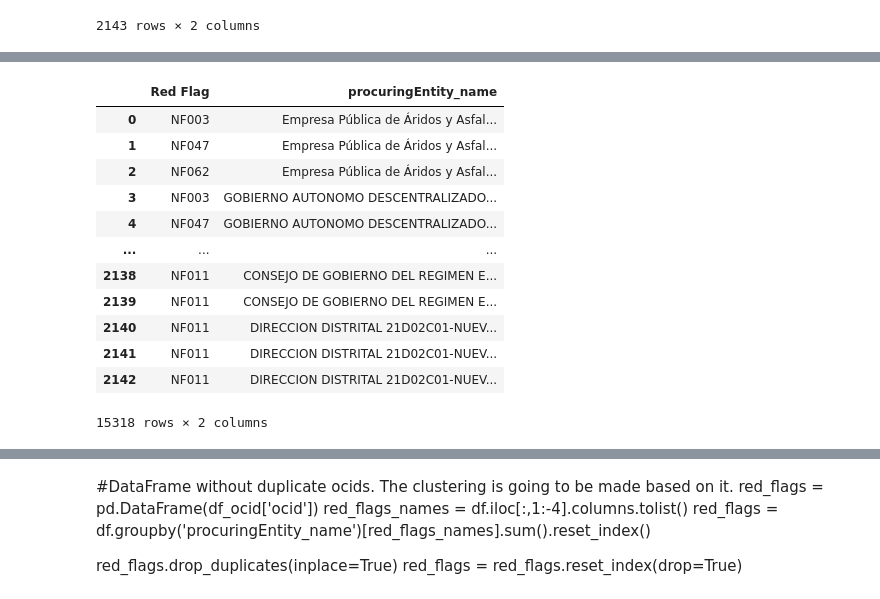
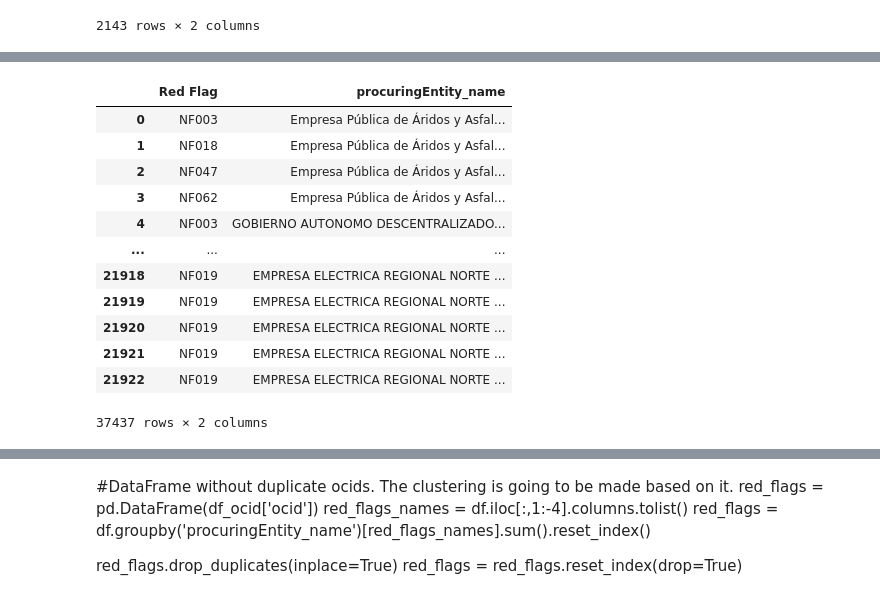
Before and after one commit to juasesan/RedFlag_analysis, a Jupyter notebook: Notebooks/3-Definicion de Red Flags.ipynb, the cells around one changed output, grey strips where cells are left out. Saved outputs shown, nothing was run; the diff lists cells and outputs as text; code cells hidden in the pictures.

Commit message:
update of the red flags and it's definitions

```diff
--- a/Notebooks/3-Definicion de Red Flags.ipynb
+++ b/Notebooks/3-Definicion de Red Flags.ipynb
@@ -348,10 +377,16 @@ def generate_df(red_flag_df, red_flag_code):
 df_ocid = pd.DataFrame()
 # %%
 df_NF003 = NF003(tender)
-df_ocid = pd.concat([df_ocid, generate_df(df_NF003['ocid'].reset_index(), 'NF003')])
+df_ocid = generate_df(df_NF003['ocid'].reset_index(), 'NF003')
 # %%
 df_NF010 = NF010(tender, montos)
 df_ocid = pd.concat([df_ocid, generate_df(df_NF010['ocid'].reset_index(), 'NF010')])
+# %%
+df_NF016 = NF016()
+df_ocid = pd.concat([df_ocid, generate_df(df_NF016['ocid'].reset_index(), 'NF016')])
+# %%
+df_NF018 = NF018()
+df_ocid = pd.concat([df_ocid, generate_df(df_NF018['ocid'].reset_index(), 'NF018')])
 # %%
 df_NF026 = NF026()[1].drop_duplicates(subset=['ocid'])
 df_ocid = pd.concat([df_ocid, generate_df(df_NF026['ocid'].reset_index(), 'NF026')])
@@ -413,3 +448,9 @@ df_NF011
 | 2141 | NF011 | DIRECCION DISTRITAL 21D02C01-NUEV... |
 | 2142 | NF011 | DIRECCION DISTRITAL 21D02C01-NUEV... |
 2143 rows × 2 columns
+# %%
+df_NF019 = NF019()
+df_NF019['Red Flag'] = 'NF019'
+df_NF019.drop(columns=['procuringEntity_id'], inplace=True)
+df_NF019 = df_NF019.iloc[:,::-1]
+df_NF019
@@ -417,22 +472,22 @@ df_NF011
 df_ocid = df_ocid.merge(tender[['ocid', 'procuringEntity_name']], on='ocid')
 df_ocid.drop(columns=['ocid'], inplace=True)
 # %%
-df_ocid = pd.concat([df_ocid, df_NF011])
+df_ocid = pd.concat([df_ocid, df_NF011,df_NF019])
 df_ocid
 # %% [output]
 |  | Red Flag | procuringEntity_name |
 | 0 | NF003 | Empresa Pública de Áridos y Asfal... |
-| 1 | NF047 | Empresa Pública de Áridos y Asfal... |
-| 2 | NF062 | Empresa Pública de Áridos y Asfal... |
-| 3 | NF003 | GOBIERNO AUTONOMO DESCENTRALIZADO... |
-| 4 | NF047 | GOBIERNO AUTONOMO DESCENTRALIZADO... |
+| 1 | NF018 | Empresa Pública de Áridos y Asfal... |
+| 2 | NF047 | Empresa Pública de Áridos y Asfal... |
+| 3 | NF062 | Empresa Pública de Áridos y Asfal... |
+| 4 | NF003 | GOBIERNO AUTONOMO DESCENTRALIZADO... |
 | ... | ... | ... |
-| 2138 | NF011 | CONSEJO DE GOBIERNO DEL REGIMEN E... |
-| 2139 | NF011 | CONSEJO DE GOBIERNO DEL REGIMEN E... |
-| 2140 | NF011 | DIRECCION DISTRITAL 21D02C01-NUEV... |
-| 2141 | NF011 | DIRECCION DISTRITAL 21D02C01-NUEV... |
-| 2142 | NF011 | DIRECCION DISTRITAL 21D02C01-NUEV... |
+| 21918 | NF019 | EMPRESA ELECTRICA REGIONAL NORTE ... |
+| 21919 | NF019 | EMPRESA ELECTRICA REGIONAL NORTE ... |
+| 21920 | NF019 | EMPRESA ELECTRICA REGIONAL NORTE ... |
+| 21921 | NF019 | EMPRESA ELECTRICA REGIONAL NORTE ... |
+| 21922 | NF019 | EMPRESA ELECTRICA REGIONAL NORTE ... |
-15318 rows × 2 columns
+37437 rows × 2 columns
 # %%
 dummies = pd.get_dummies(df_ocid['Red Flag'])
 df_ocid[dummies.columns] = dummies
```
Also changed, not shown: parts of 15 cells of this notebook, 1 other file.
